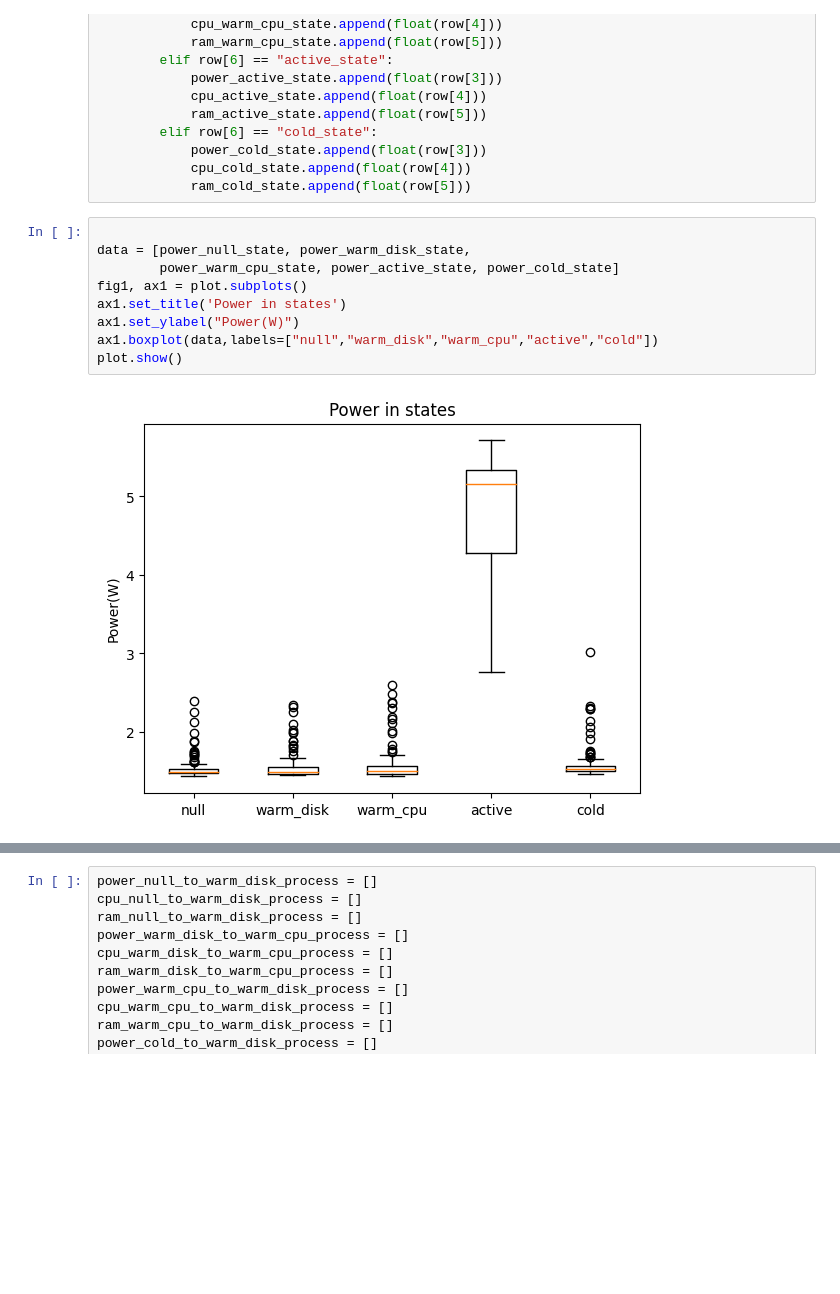
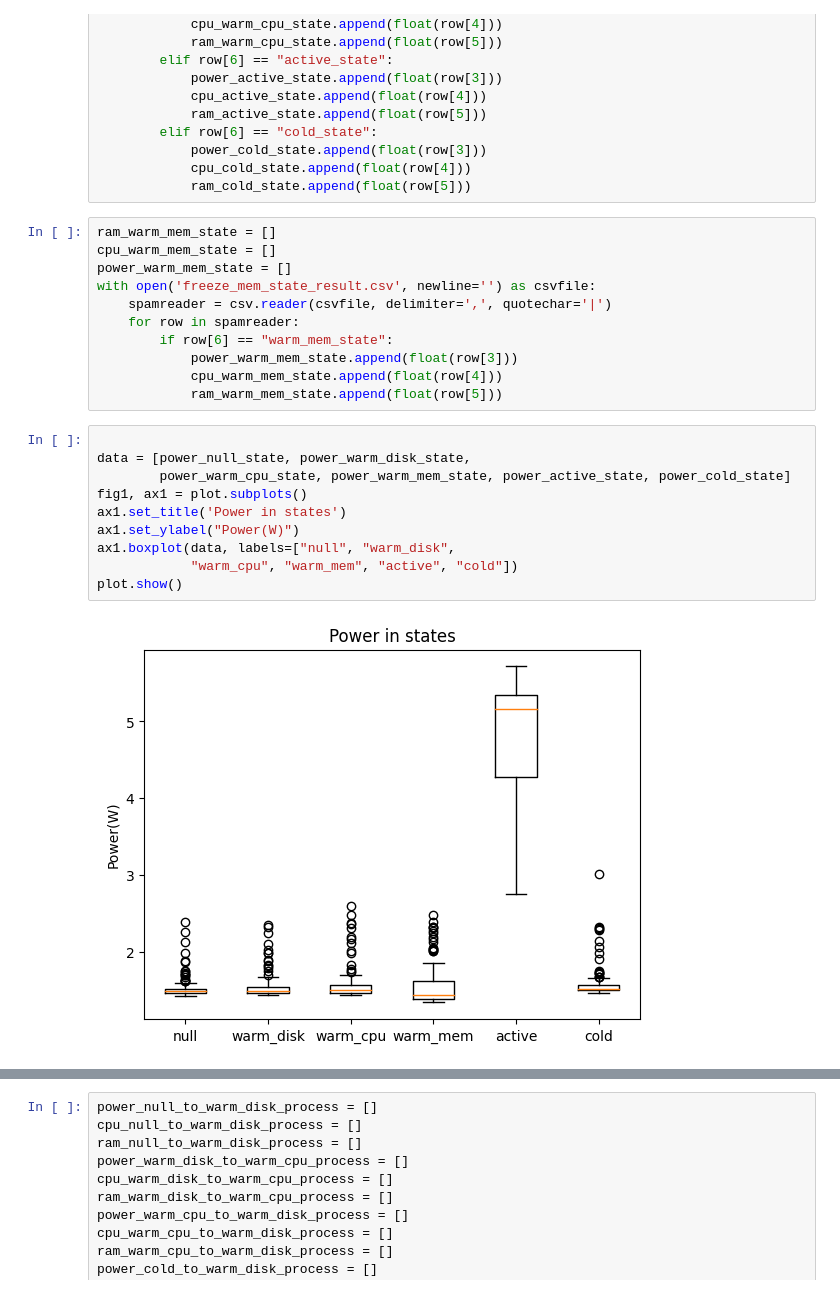
Before and after one commit to hctung57/serverless_detection_jestonnano, a Jupyter notebook: Result/serverless.ipynb, the cells around one changed output, grey strips where cells are left out. Cells and saved outputs as stored; diff of their text form; blank space fills up the shorter version.

Commit message:
warm memory

```diff
--- a/Result/serverless.ipynb
+++ b/Result/serverless.ipynb
@@ -40,16 +40,28 @@ with open('data_prom_target_pod_1_repeat_time_1_type_detection_13_1_2023_11h51.c
             power_cold_state.append(float(row[3]))
             cpu_cold_state.append(float(row[4]))
             ram_cold_state.append(float(row[5]))
+# %%
+ram_warm_mem_state = []
+cpu_warm_mem_state = []
+power_warm_mem_state = []
+with open('freeze_mem_state_result.csv', newline='') as csvfile:
+    spamreader = csv.reader(csvfile, delimiter=',', quotechar='|')
+    for row in spamreader:
+        if row[6] == "warm_mem_state":
+            power_warm_mem_state.append(float(row[3]))
+            cpu_warm_mem_state.append(float(row[4]))
+            ram_warm_mem_state.append(float(row[5]))
 # %%
 
 data = [power_null_state, power_warm_disk_state,
-        power_warm_cpu_state, power_active_state, power_cold_state]
+        power_warm_cpu_state, power_warm_mem_state, power_active_state, power_cold_state]
 fig1, ax1 = plot.subplots()
 ax1.set_title('Power in states')
 ax1.set_ylabel("Power(W)")
-ax1.boxplot(data,labels=["null","warm_disk","warm_cpu","active","cold"])
+ax1.boxplot(data, labels=["null", "warm_disk",
+            "warm_cpu", "warm_mem", "active", "cold"])
 plot.show()
 # %% [output]
-[figure, old version]
+[figure, new version]
 # %%
 data = [cpu_null_state, cpu_warm_disk_state,
```
Also changed, not shown: parts of 2 cells of this notebook, 2 other files.
